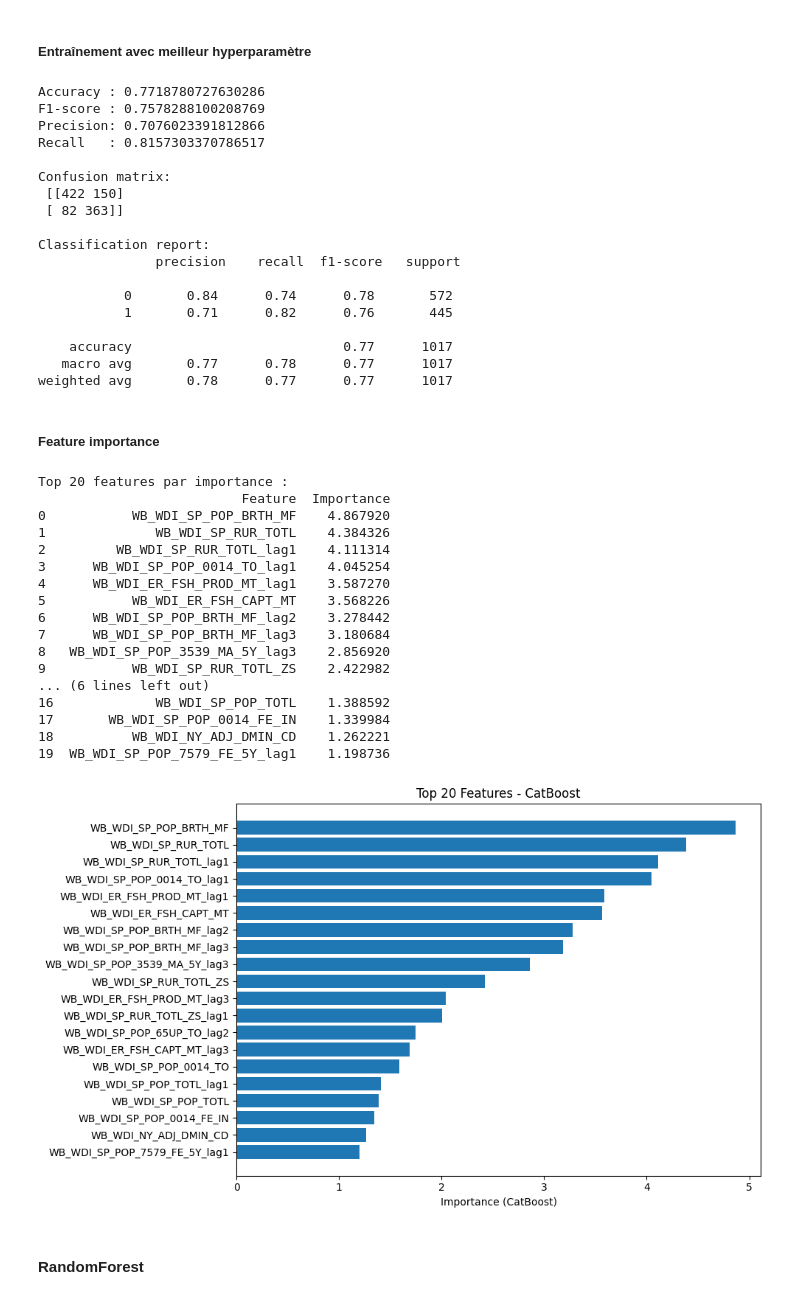
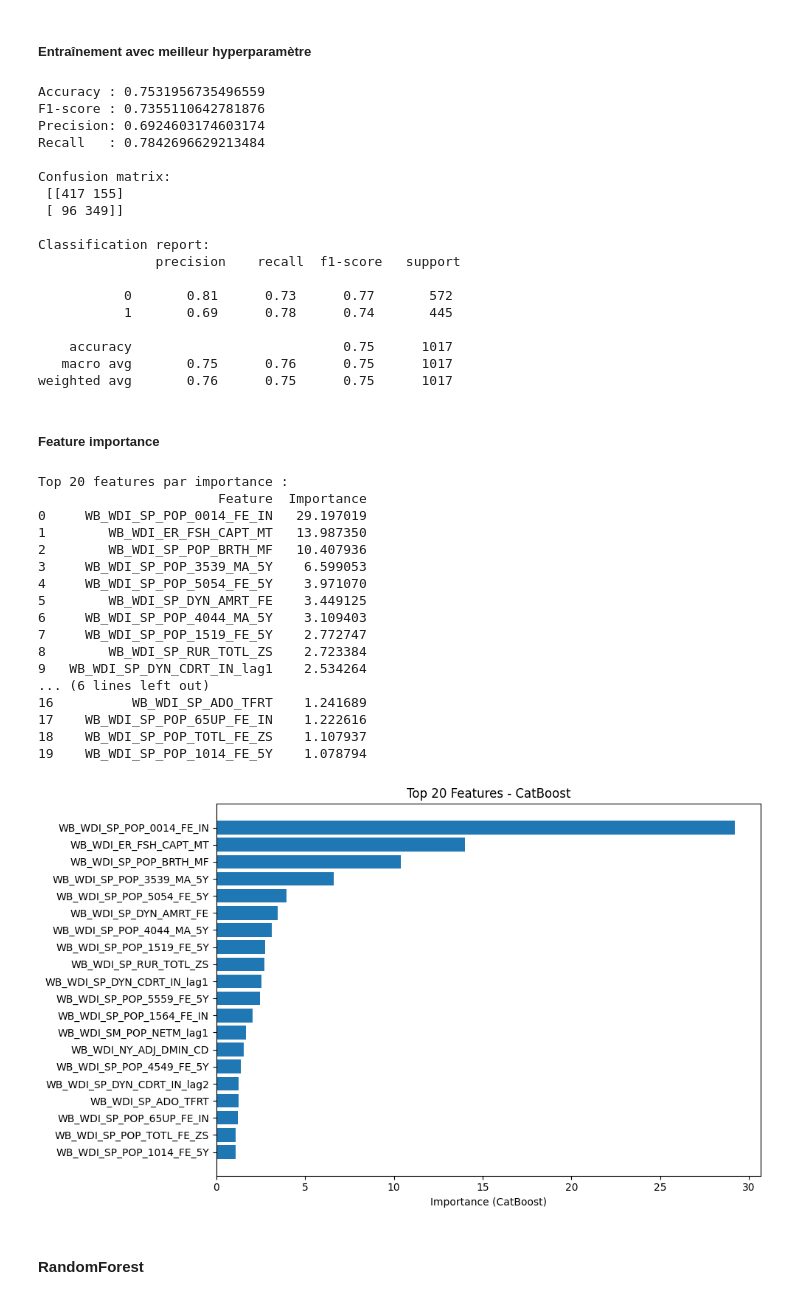
Before and after one commit to RaphaelMld/ConflictPrediction, a Jupyter notebook: methode_lags/methode_lags.ipynb, the cells around one changed output. Drawn from its saved outputs; the diff is of its cells as text; code cells hidden in the pictures.

```diff
--- a/methode_lags/methode_lags.ipynb
+++ b/methode_lags/methode_lags.ipynb
@@ -20,2 +23,6 @@ correspondance = pd.read_csv("C:\\Users\\flori\\Documents\\Etudes\\Master\\Sorbo
 # %% [markdown]
 # Dataset
+# %%
+dataset = pd.read_csv("C:\\Users\\flori\\Documents\\Etudes\\Master\\SorbonneMIND\\M1\\Cours\\S1\\DALAS\\Projet\\ConflictPrediction\\data\\dataset.csv")
+dataset.drop(columns=("Unnamed: 0"),inplace=True)
+dataset
@@ -110,4 +267,4 @@ Travail déjà effectué :
 # %%
-dataset2 = pd.read_csv("C:\\Users\\flori\\Documents\\Etudes\\Master\\SorbonneMIND\\M1\\Cours\\S1\\DALAS\\Projet\\eviter_data_leakage\\tulip_lifting_002.csv")
+dataset2 = dataset.copy()
 dataset2
 # %% [output]
@@ -1342,7 +1784,7 @@ Top 20 features par importance :
 # Ajustement du déséquilibre
 scale_pos_weight = y_train_train.value_counts()[0] / y_train_train.value_counts()[1]
 
-model_cat = CatBoostClassifier(
+model_cat_2 = CatBoostClassifier(
     iterations=300,
     depth=6,
     learning_rate=0.05,
@@ -1355,7 +1797,7 @@ model_cat = CatBoostClassifier(
 )
 
 # Entraînement
-model_cat.fit(
+model_cat_2.fit(
     X_train_train,
     y_train_train,
     eval_set=(X_train_val, y_train_val),
@@ -1364,7 +1806,7 @@ model_cat.fit(
 )
 
 # Prédiction
-y_val_pred = model_cat.predict(X_train_val)
+y_val_pred = model_cat_2.predict(X_train_val)
 
 # Évaluation
 acc_cat_d2 = accuracy_score(y_train_val, y_val_pred)
@@ -1378,76 +1820,76 @@ print("Recall   :", recall_cat_d2)
 print("\nConfusion matrix:\n", confusion_matrix(y_train_val, y_val_pred))
 print("\nClassification report:\n", classification_report(y_train_val, y_val_pred))
 # %% [output]
-Accuracy : 0.7718780727630286
-F1-score : 0.7578288100208769
-Precision: 0.7076023391812866
-Recall   : 0.8157303370786517
+Accuracy : 0.7531956735496559
+F1-score : 0.7355110642781876
+Precision: 0.6924603174603174
+Recall   : 0.7842696629213484
 
 Confusion matrix:
- [[422 150]
- [ 82 363]]
+ [[417 155]
+ [ 96 349]]
 
 Classification report:
                precision    recall  f1-score   support
 
-           0       0.84      0.74      0.78       572
-           1       0.71      0.82      0.76       445
+           0       0.81      0.73      0.77       572
+           1       0.69      0.78      0.74       445
 
-    accuracy                           0.77      1017
-   macro avg       0.77      0.78      0.77      1017
-weighted avg       0.78      0.77      0.77      1017
+    accuracy                           0.75      1017
+   macro avg       0.75      0.76      0.75      1017
+weighted avg       0.76      0.75      0.75      1017
 # %% [markdown]
 ##### Feature importance
 # %%
 # Choisir le modèle à analyser
 # Pour le modèle entraîné directement
-best_model = model_cat
+best_model = model_cat_2
 
 # Si tu veux analyser le meilleur modèle issu du GridSearch :
 # best_model = grid_search.best_estimator_
 
 feature_names = X_train_train.columns
 importance_values = best_model.get_feature_importance()
 
 # Construire le DataFrame
 importance_df = pd.DataFrame({
     'Feature': feature_names,
     'Importance': importance_values
 }).sort_values(by='Importance', ascending=False).reset_index(drop=True)
 
 # Trier
 importance_df = importance_df.sort_values(by='Importance', ascending=False).reset_index(drop=True)
 
 # Afficher top 20
 print("Top 20 features par importance :")
 print(importance_df.head(20))
 
 # Graphique top 20
 plt.figure(figsize=(10,6))
 plt.barh(importance_df['Feature'].head(20)[::-1], importance_df['Importance'].head(20)[::-1])
 plt.xlabel('Importance (CatBoost)')
 plt.title('Top 20 Features - CatBoost')
 plt.tight_layout()
 plt.show()
 # %% [output]
 Top 20 features par importance :
-                          Feature  Importance
-0           WB_WDI_SP_POP_BRTH_MF    4.867920
-1              WB_WDI_SP_RUR_TOTL    4.384326
-2         WB_WDI_SP_RUR_TOTL_lag1    4.111314
-3      WB_WDI_SP_POP_0014_TO_lag1    4.045254
-4      WB_WDI_ER_FSH_PROD_MT_lag1    3.587270
-5           WB_WDI_ER_FSH_CAPT_MT    3.568226
-6      WB_WDI_SP_POP_BRTH_MF_lag2    3.278442
-7      WB_WDI_SP_POP_BRTH_MF_lag3    3.180684
-8   WB_WDI_SP_POP_3539_MA_5Y_lag3    2.856920
-9           WB_WDI_SP_RUR_TOTL_ZS    2.422982
+                       Feature  Importance
+0     WB_WDI_SP_POP_0014_FE_IN   29.197019
+1        WB_WDI_ER_FSH_CAPT_MT   13.987350
+2        WB_WDI_SP_POP_BRTH_MF   10.407936
+3     WB_WDI_SP_POP_3539_MA_5Y    6.599053
+4     WB_WDI_SP_POP_5054_FE_5Y    3.971070
+5        WB_WDI_SP_DYN_AMRT_FE    3.449125
+6     WB_WDI_SP_POP_4044_MA_5Y    3.109403
+7     WB_WDI_SP_POP_1519_FE_5Y    2.772747
+8        WB_WDI_SP_RUR_TOTL_ZS    2.723384
+9   WB_WDI_SP_DYN_CDRT_IN_lag1    2.534264
 ... (6 lines left out)
-16             WB_WDI_SP_POP_TOTL    1.388592
-17       WB_WDI_SP_POP_0014_FE_IN    1.339984
-18          WB_WDI_NY_ADJ_DMIN_CD    1.262221
-19  WB_WDI_SP_POP_7579_FE_5Y_lag1    1.198736
+16          WB_WDI_SP_ADO_TFRT    1.241689
+17    WB_WDI_SP_POP_65UP_FE_IN    1.222616
+18    WB_WDI_SP_POP_TOTL_FE_ZS    1.107937
+19    WB_WDI_SP_POP_1014_FE_5Y    1.078794
-[figure, old version]
+[figure, new version]
 # %% [markdown]
 #### RandomForest
 # %% [markdown]
```
Also changed, not shown: parts of 80 cells of this notebook, 5 other files.
